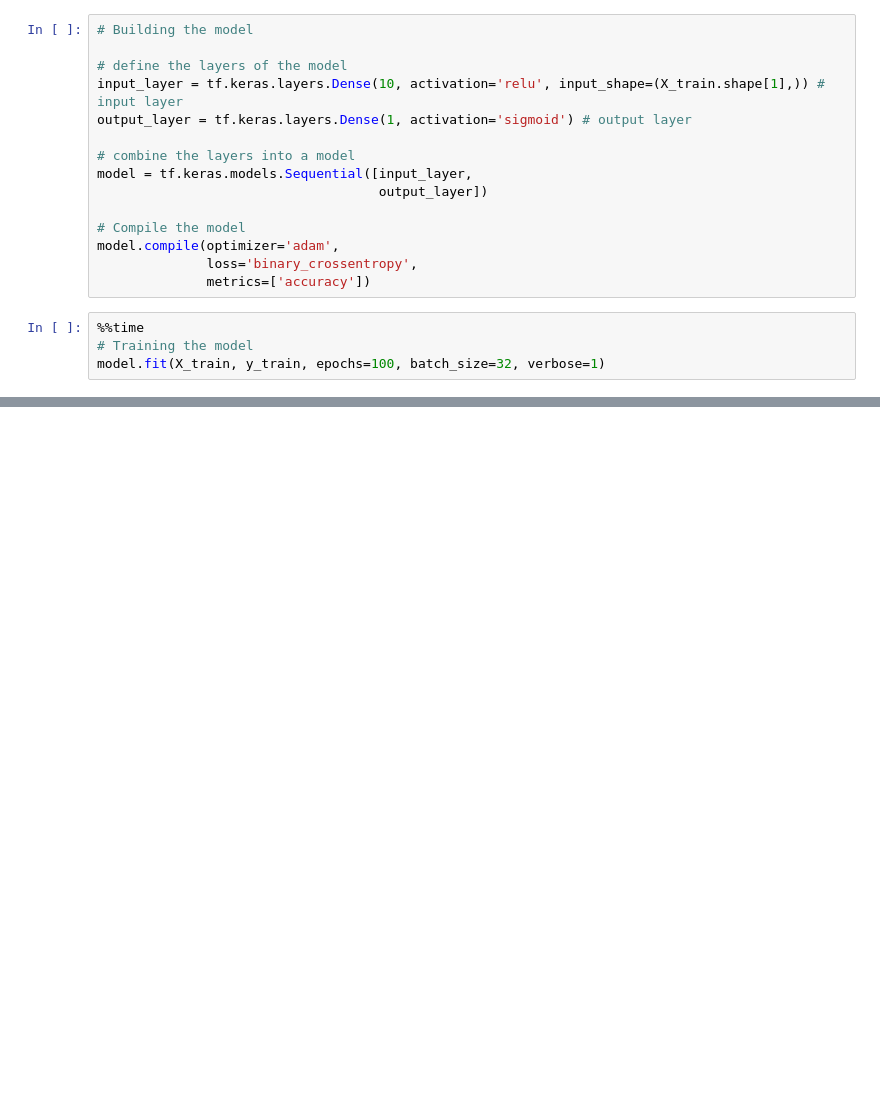
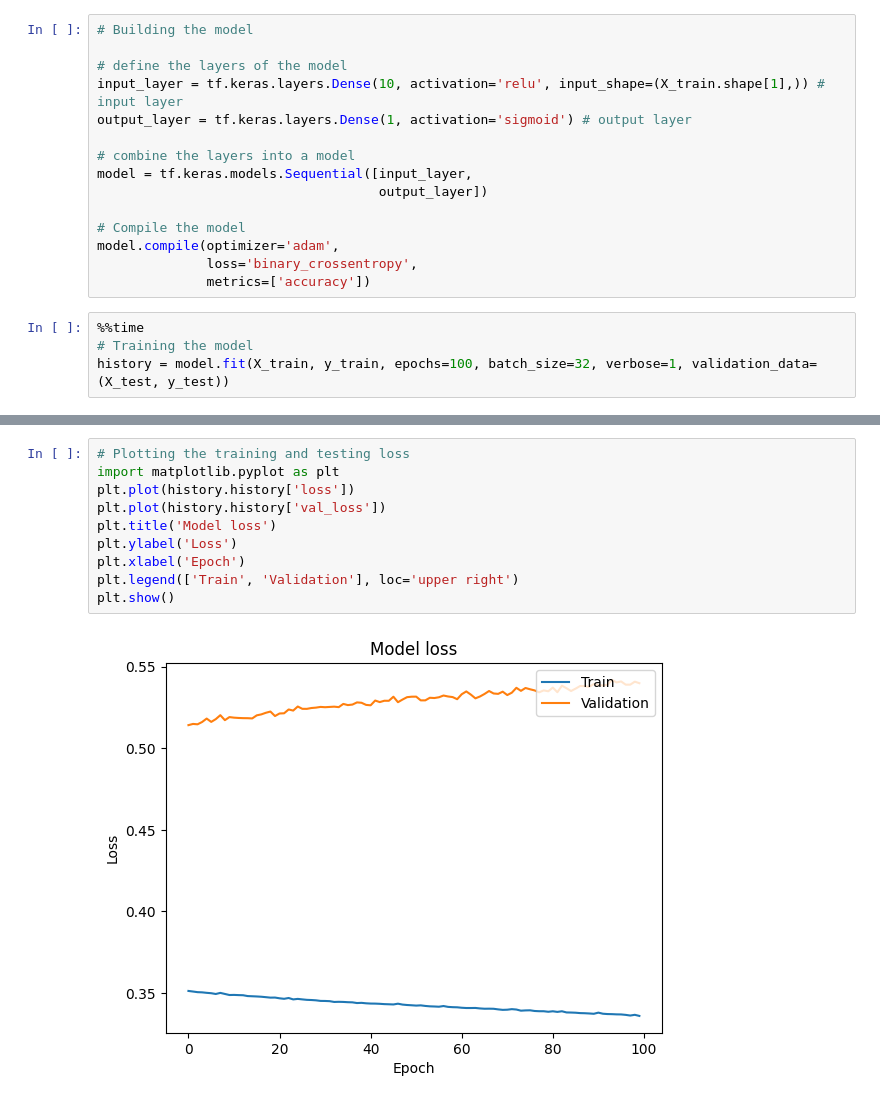
Before and after one commit to Zeeshier/Deep_Learning, a Jupyter notebook: 01. Neural Network.ipynb, the cells around one changed output, grey strips where cells are left out. Cells and saved outputs as stored; diff of their text form; blank space fills up the shorter version.

```diff
--- a/01. Neural Network.ipynb
+++ b/01. Neural Network.ipynb
@@ -55,6 +55,6 @@ model.compile(optimizer='adam',
 # %%
 %%time
 # Training the model
-model.fit(X_train, y_train, epochs=100, batch_size=32, verbose=1)
+history = model.fit(X_train, y_train, epochs=100, batch_size=32, verbose=1, validation_data=(X_test, y_test))
 # %% [output]
 Epoch 1/100
@@ -86,0 +86,12 @@ Test Loss: 0.47178319096565247
+# %%
+# Plotting the training and testing loss
+import matplotlib.pyplot as plt
+plt.plot(history.history['loss'])
+plt.plot(history.history['val_loss'])
+plt.title('Model loss')
+plt.ylabel('Loss')
+plt.xlabel('Epoch')
+plt.legend(['Train', 'Validation'], loc='upper right')
+plt.show()
+# %% [output]
+[figure, added]
```
Also changed, not shown: parts of 2 cells of this notebook.
